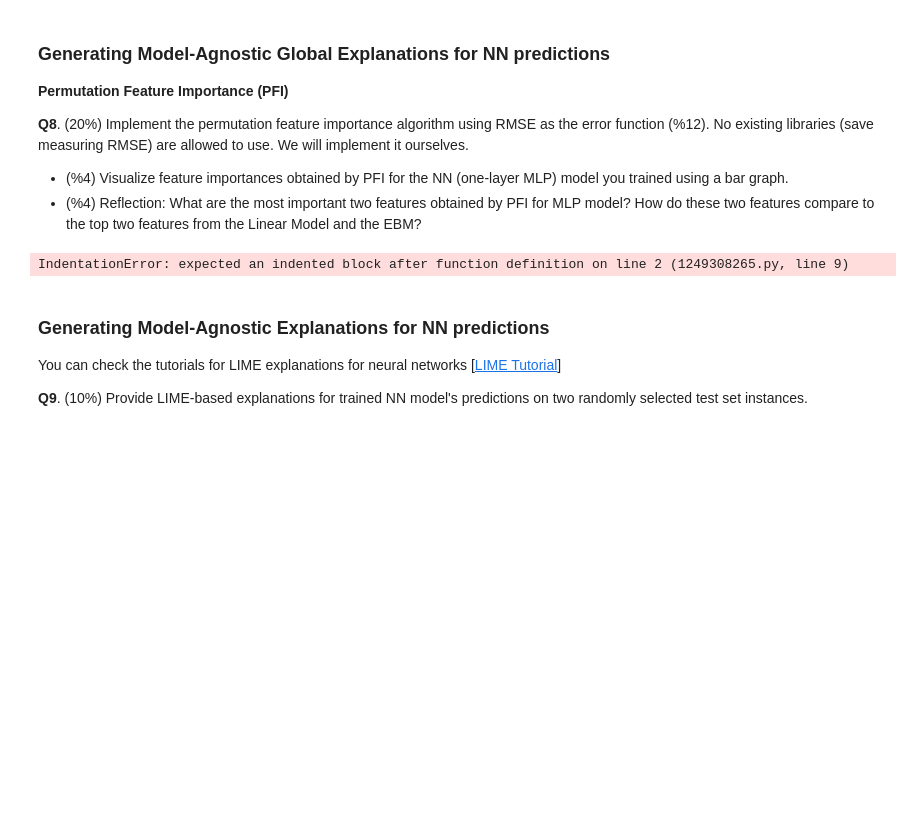
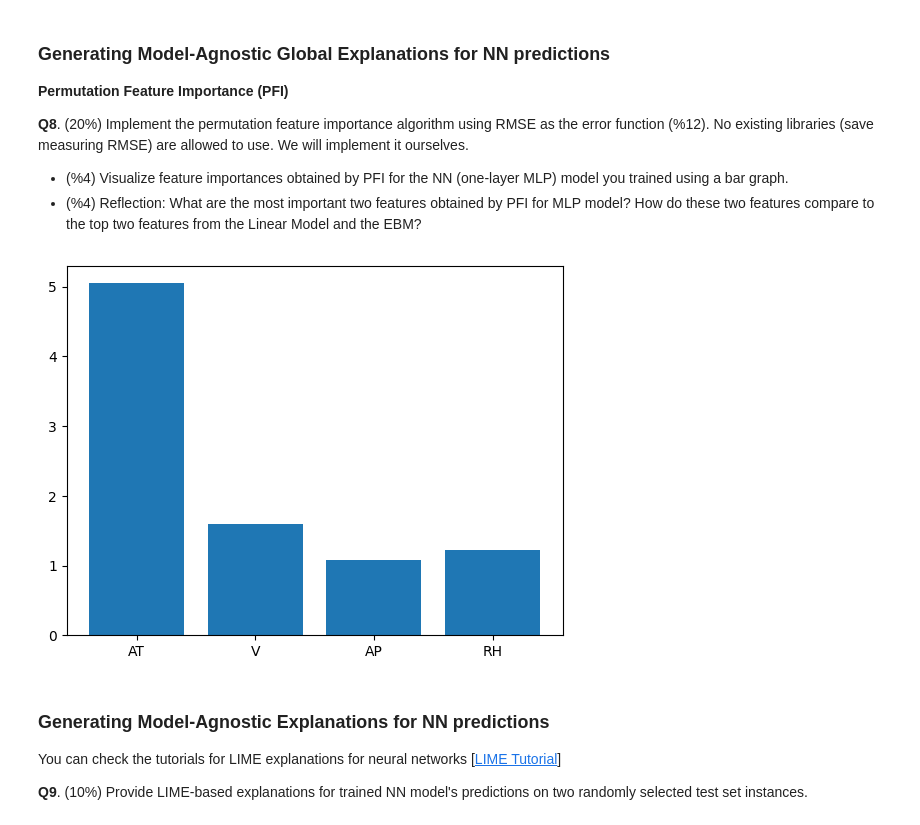
Before and after one commit to NisseCR/ML_assignment4, a Jupyter notebook: ML2023_programming_assignment_4(1).ipynb, the cells around one changed output. Cells and saved outputs as stored; diff of their text form; code cells hidden in the pictures; blank space fills up the shorter version.

```diff
--- a/ML2023_programming_assignment_4(1).ipynb
+++ b/ML2023_programming_assignment_4(1).ipynb
@@ -311,8 +306,16 @@ learning rate:invscaling alpha: 0.001 error: 18.704676819751754
 # %%
 # Use the below function signature and the parameters to implement PFI
 def PFI(X, labels, model, rmse):
-# Your scripts implementing PFI here
 
+    df_importance = pd.DataFrame(columns=['feature', 'importance'])
+    # Your scripts implementing PFI here
+    for feature in X.columns.tolist()[1:]:
+        df = X.copy()
+        df[feature] = np.random.permutation(df[feature])
+        rmse_feature = mean_squared_error(labels, mlp_reg.predict(df) , squared=False)
+        importance = rmse_feature / rmse
+        df_importance.loc[len(df_importance)] = [feature, importance]
+    return df_importance
 
 
 
@@ -320,10 +323,12 @@ def PFI(X, labels, model, rmse):
 # Do not modify this part (unless you change the variable name mlp_reg above)
 base_rmse = mean_squared_error(dev_labels, mlp_reg.predict(dev_features) , squared=False)
 results_df = PFI(dev_features, dev_labels, mlp_reg, base_rmse)
-# %% [output]
-IndentationError: expected an indented block after function definition on line 2 (1249308265.py, line 9)
 # %%
 # Your scripts to visualize results_df using a bar graph here
+plt.bar(results_df['feature'], results_df['importance'])
+plt.show()
+# %% [output]
+[figure, added]
 # %% [markdown]
 ### Generating Model-Agnostic Explanations for NN predictions
 You can check the tutorials for LIME explanations for neural networks
```
Also changed, not shown: parts of 4 cells of this notebook.
